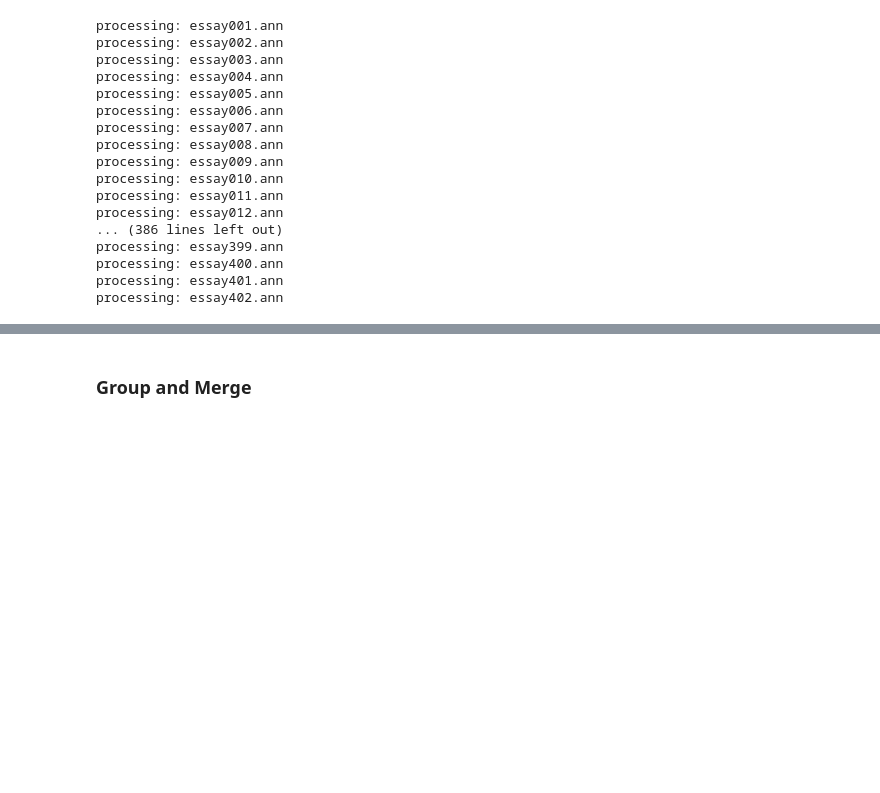
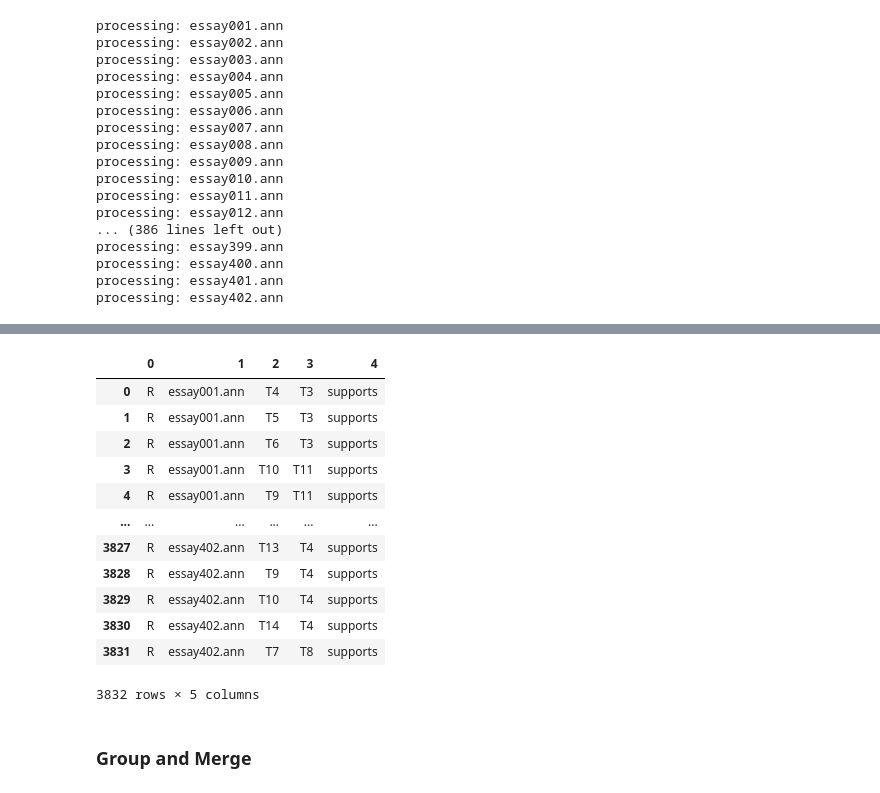
Before and after one commit to mohammadoumar/am_reasoning, a Jupyter notebook: notebooks/build_pe_dataset.ipynb, the cells around one changed output, grey strips where cells are left out. Cells and saved outputs as stored; diff of their text form; code cells hidden in the pictures; blank space fills up the shorter version.

```diff
--- a/notebooks/build_pe_dataset.ipynb
+++ b/notebooks/build_pe_dataset.ipynb
@@ -119,6 +170,22 @@ processing: essay402.txt
 components_df = pd.DataFrame(components_data)
 relations_df = pd.DataFrame(relations_data)
 essays_df = pd.DataFrame(essays_data)
+# %%
+relations_df
+# %% [output]
+|  | 0 | 1 | 2 | 3 | 4 |
+| 0 | R | essay001.ann | T4 | T3 | supports |
+| 1 | R | essay001.ann | T5 | T3 | supports |
+| 2 | R | essay001.ann | T6 | T3 | supports |
+| 3 | R | essay001.ann | T10 | T11 | supports |
+| 4 | R | essay001.ann | T9 | T11 | supports |
+| ... | ... | ... | ... | ... | ... |
+| 3827 | R | essay402.ann | T13 | T4 | supports |
+| 3828 | R | essay402.ann | T9 | T4 | supports |
+| 3829 | R | essay402.ann | T10 | T4 | supports |
+| 3830 | R | essay402.ann | T14 | T4 | supports |
+| 3831 | R | essay402.ann | T7 | T8 | supports |
+3832 rows × 5 columns
 # %%
 components_df = components_df.drop(columns=components_df.columns[0])
 components_df.columns = ["file_name", "argument_id", "argument_type", "arg_bound_1", "arg_bound2", "argument_component"]
```
Also changed, not shown: parts of 2 cells of this notebook, 3 other files.
